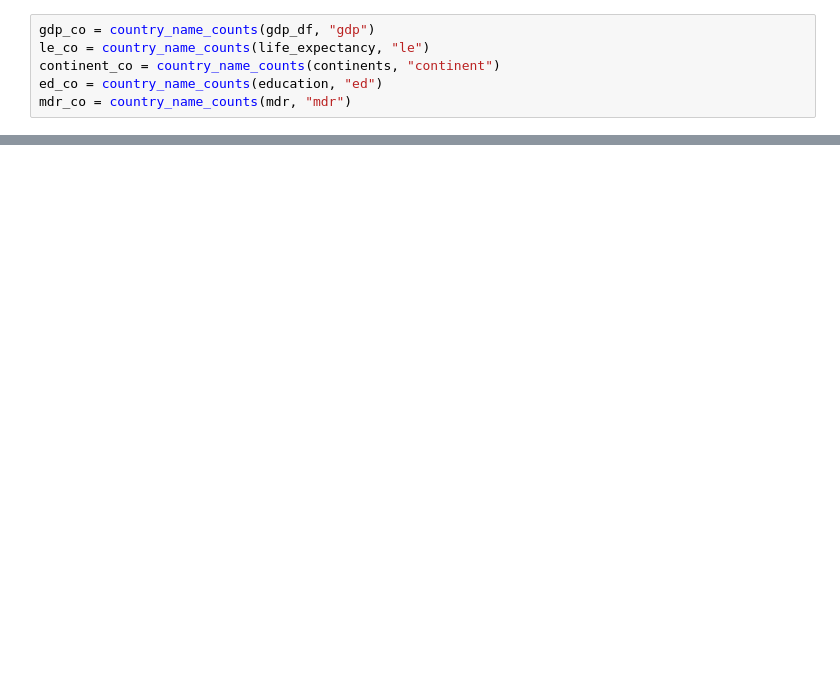
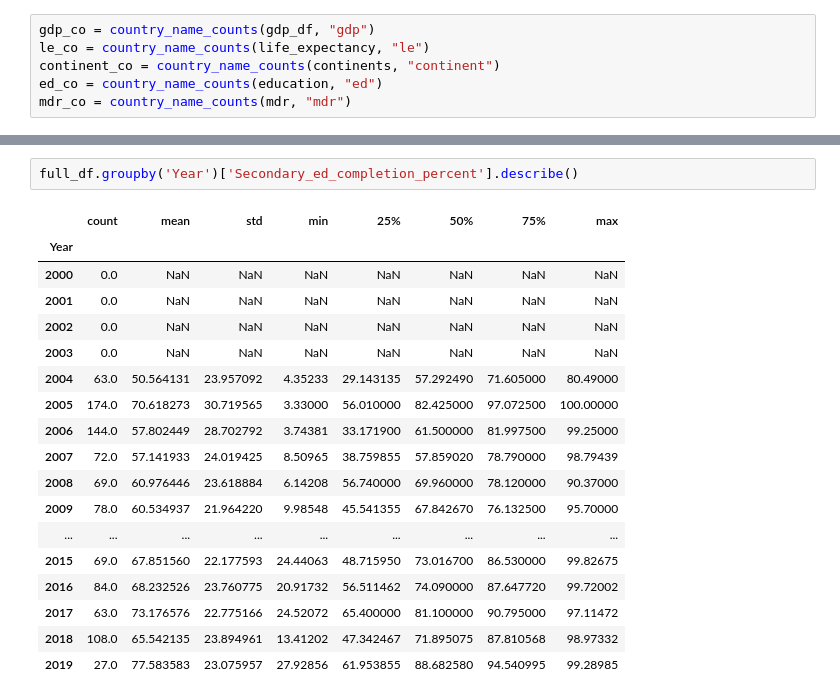
Before and after one commit to nss-data-science-cohort-6/un_data_question-MWeissSharp, a Jupyter notebook: notebooks/UN_Data_Solo_Exploration.ipynb, the cells around one changed output, grey strips where cells are left out. Cells and saved outputs as stored; diff of their text form; blank space fills up the shorter version.

```diff
--- a/notebooks/UN_Data_Solo_Exploration.ipynb
+++ b/notebooks/UN_Data_Solo_Exploration.ipynb
@@ -315,0 +474,21 @@ continents.loc[continents['Country'].duplicated(keep=False)]
+# %%
+full_df.groupby('Year')['Secondary_ed_completion_percent'].describe()
+# %% [output]
+|  | count | mean | std | min | 25% | 50% | 75% | max |
+| Year |  |  |  |  |  |  |  |  |
+| 2000 | 0.0 | NaN | NaN | NaN | NaN | NaN | NaN | NaN |
+| 2001 | 0.0 | NaN | NaN | NaN | NaN | NaN | NaN | NaN |
+| 2002 | 0.0 | NaN | NaN | NaN | NaN | NaN | NaN | NaN |
+| 2003 | 0.0 | NaN | NaN | NaN | NaN | NaN | NaN | NaN |
+| 2004 | 63.0 | 50.564131 | 23.957092 | 4.35233 | 29.143135 | 57.292490 | 71.605000 | 80.49000 |
+| 2005 | 174.0 | 70.618273 | 30.719565 | 3.33000 | 56.010000 | 82.425000 | 97.072500 | 100.00000 |
+| 2006 | 144.0 | 57.802449 | 28.702792 | 3.74381 | 33.171900 | 61.500000 | 81.997500 | 99.25000 |
+| 2007 | 72.0 | 57.141933 | 24.019425 | 8.50965 | 38.759855 | 57.859020 | 78.790000 | 98.79439 |
+| 2008 | 69.0 | 60.976446 | 23.618884 | 6.14208 | 56.740000 | 69.960000 | 78.120000 | 90.37000 |
+| 2009 | 78.0 | 60.534937 | 21.964220 | 9.98548 | 45.541355 | 67.842670 | 76.132500 | 95.70000 |
+| ... | ... | ... | ... | ... | ... | ... | ... | ... |
+| 2015 | 69.0 | 67.851560 | 22.177593 | 24.44063 | 48.715950 | 73.016700 | 86.530000 | 99.82675 |
+| 2016 | 84.0 | 68.232526 | 23.760775 | 20.91732 | 56.511462 | 74.090000 | 87.647720 | 99.72002 |
+| 2017 | 63.0 | 73.176576 | 22.775166 | 24.52072 | 65.400000 | 81.100000 | 90.795000 | 97.11472 |
+| 2018 | 108.0 | 65.542135 | 23.894961 | 13.41202 | 47.342467 | 71.895075 | 87.810568 | 98.97332 |
+| 2019 | 27.0 | 77.583583 | 23.075957 | 27.92856 | 61.953855 | 88.682580 | 94.540995 | 99.28985 |
```
Also changed, not shown: parts of 39 cells of this notebook, 1 other file.
